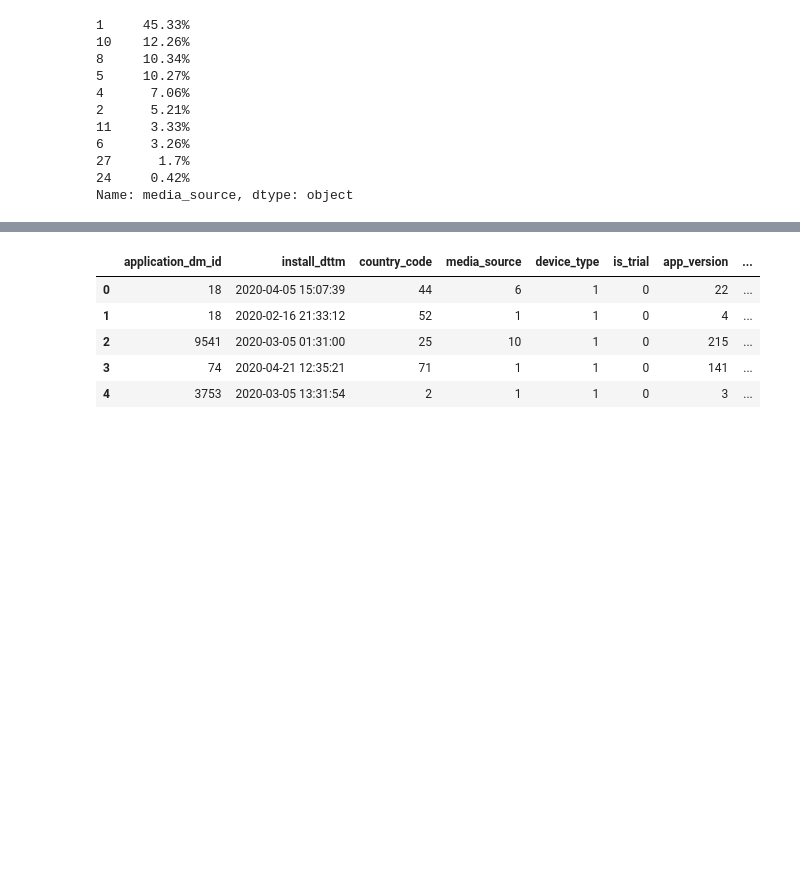
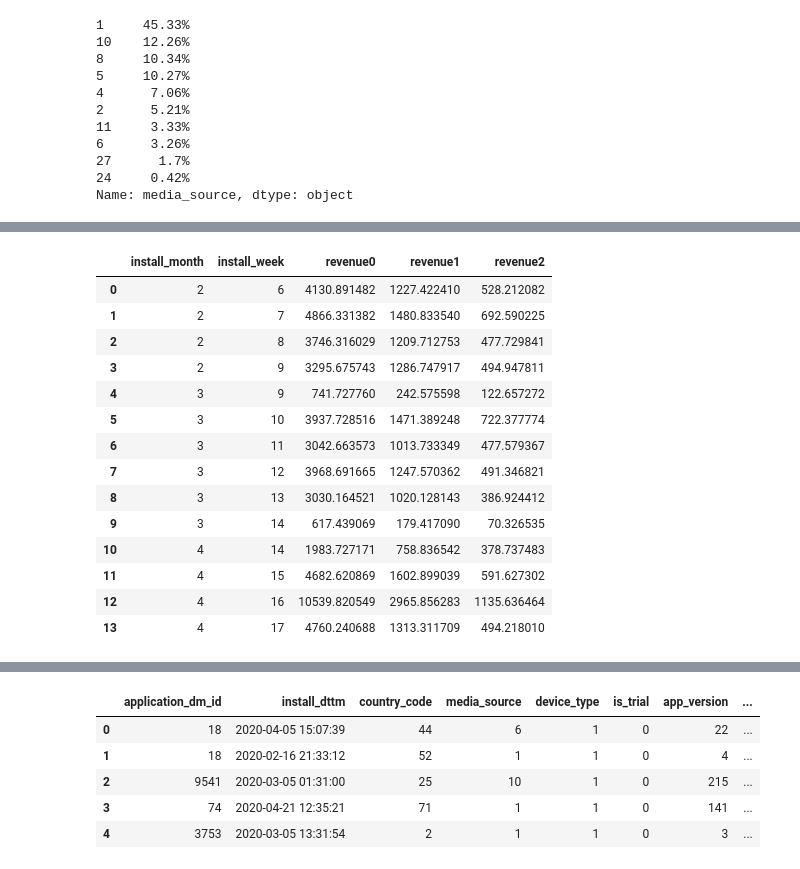
Before and after one commit to slgero/testovoe, a Jupyter notebook: Untitled.ipynb, the cells around one changed output, grey strips where cells are left out. Saved outputs shown, nothing was run; the diff lists cells and outputs as text; code cells hidden in the pictures; blank space fills up the shorter version.

```diff
--- a/Untitled.ipynb
+++ b/Untitled.ipynb
@@ -106,3 +381,20 @@ df['install_is_weekend'] = df['install_dttm'].apply(lambda x: x.weekday() > 4)
 # %%
-grouped = df.rename(columns={'install_month': 'cohort_group', 'install_week': 'cohort_period'}).groupby(['cohort_group', 'cohort_period'])
-cohorts = grouped.agg({'target': 'sum'})
+grouped = df.groupby(['install_month', 'install_week'])
+cohorts = grouped[['revenue0', 'revenue1', 'revenue2']].sum().reset_index()
+cohorts
+# %% [output]
+|  | install_month | install_week | revenue0 | revenue1 | revenue2 |
+| 0 | 2 | 6 | 4130.891482 | 1227.422410 | 528.212082 |
+| 1 | 2 | 7 | 4866.331382 | 1480.833540 | 692.590225 |
+| 2 | 2 | 8 | 3746.316029 | 1209.712753 | 477.729841 |
+| 3 | 2 | 9 | 3295.675743 | 1286.747917 | 494.947811 |
+| 4 | 3 | 9 | 741.727760 | 242.575598 | 122.657272 |
+| 5 | 3 | 10 | 3937.728516 | 1471.389248 | 722.377774 |
+| 6 | 3 | 11 | 3042.663573 | 1013.733349 | 477.579367 |
+| 7 | 3 | 12 | 3968.691665 | 1247.570362 | 491.346821 |
+| 8 | 3 | 13 | 3030.164521 | 1020.128143 | 386.924412 |
+| 9 | 3 | 14 | 617.439069 | 179.417090 | 70.326535 |
+| 10 | 4 | 14 | 1983.727171 | 758.836542 | 378.737483 |
+| 11 | 4 | 15 | 4682.620869 | 1602.899039 | 591.627302 |
+| 12 | 4 | 16 | 10539.820549 | 2965.856283 | 1135.636464 |
+| 13 | 4 | 17 | 4760.240688 | 1313.311709 | 494.218010 |
```
Also changed, not shown: parts of 62 cells of this notebook.
